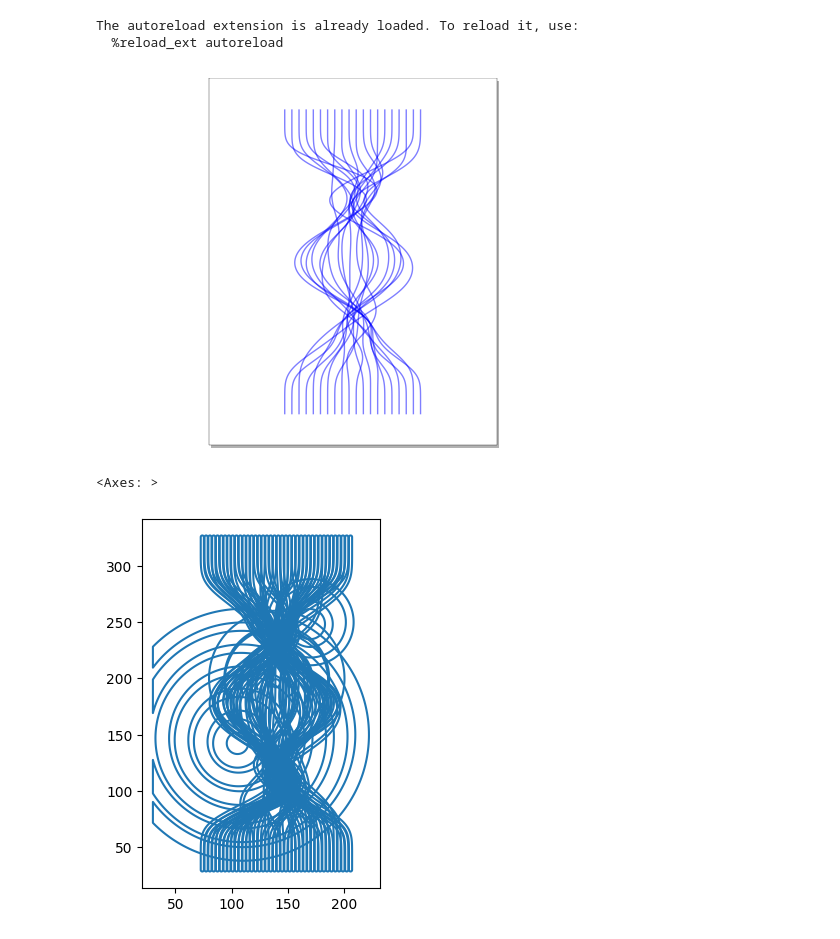
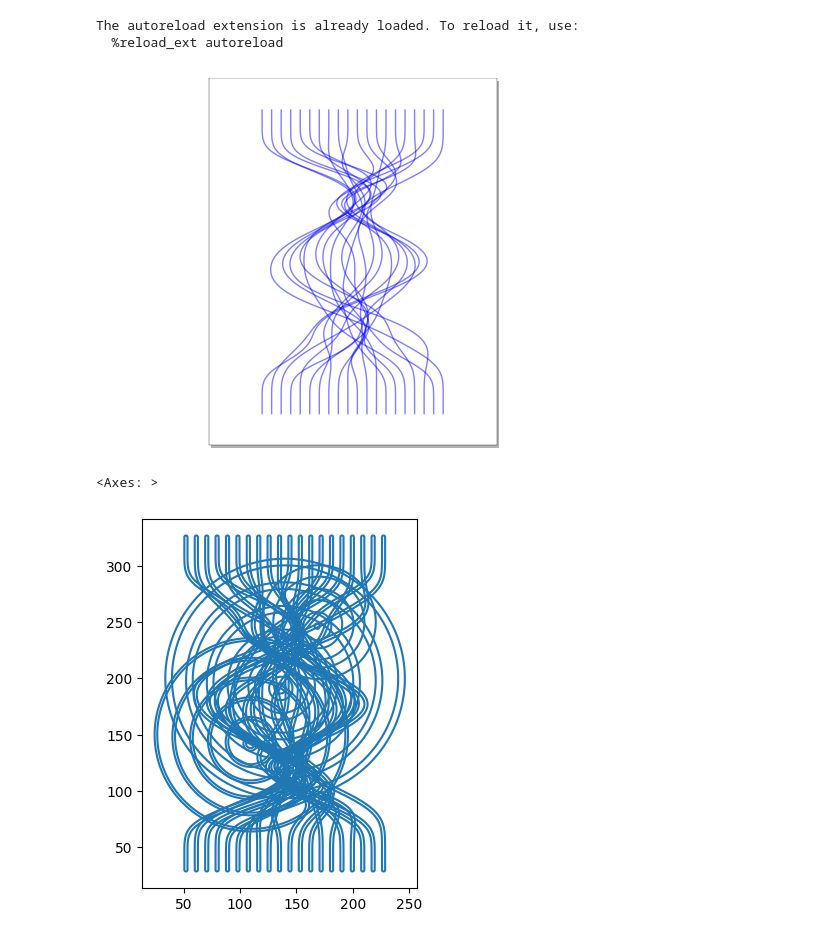
Before and after one commit to ANaka/brr, a Jupyter notebook: projects/dashing/dashing/20230404_composition_fill.ipynb, the cells around one changed output. Saved outputs shown, nothing was run; the diff lists cells and outputs as text; code cells hidden in the pictures.

```diff
--- a/projects/dashing/dashing/20230404_composition_fill.ipynb
+++ b/projects/dashing/dashing/20230404_composition_fill.ipynb
@@ -42,14 +44,13 @@ paper = Paper(paper_size)
 
 drawbox = paper.get_drawbox(border)
 # %%
-
 n_lines = 20
 xmin, ymin, xmax, ymax = drawbox.bounds
 width = xmax - xmin
 
 
-des_xmin = xmin + width * 0.2
-des_xmax = xmax - width * 0.2
+des_xmin = xmin + width * 0.1
+des_xmax = xmax - width * 0.1
 des_xrange = (des_xmin, des_xmax)
 
 
@@ -144,7 +145,7 @@ sk.penWidth('0.05mm')
 sk.geometry(mls)
 sk.display()
 # %% [output]
-[figure, old version]
+[figure, new version]
 # %%
 buffed = [l.buffer(1.4, cap_style='round') for l in mls.geoms]
 # %%
@@ -153,28 +154,28 @@ gdf = gpd.GeoDataFrame({'geometry': buffed})
 n_centers = 3
 center_ys = np.linspace(150, 250, n_centers)
 center_xs = np.linspace(110, 170, n_centers)
-radii = np.random.uniform(25, 110, n_centers)
+radii = np.random.uniform(25, 180, n_centers)
 thickness = np.random.uniform(1, 7, n_centers)
 
 circles = [Point(x, y).buffer(r, resolution=64) for x, y, r in zip(center_xs, center_ys, radii)]
-rings = [c.boundary.buffer(thickness).intersection(drawbox) for c, thickness in zip(circles, thickness)]
+rings = [c.boundary.buffer(thickness) for c, thickness in zip(circles, thickness)]
 # %%
 fills = []
 for geom in circles:
-    d_buffer = Prm(np.random.uniform(-20, -10))
+    d_buffer = Prm(np.random.uniform(-20, -14))
     d_translate = Prm(lambda : d_buffer() * 0.1)
     deg = Prm(np.random.uniform(45, 90))
     polys = buft_fill(
         geom=geom,
         d_translate=d_translate,
         d_buffer=d_buffer,
         deg=deg,
         n_iters=100)
     fills.append(polys.boundary)
-buffed_fills = [f.buffer(t).intersection(drawbox) for f, t in zip(fills, thickness)]
+buffed_fills = [f.buffer(t) for f, t in zip(fills, thickness)]
 combined = pd.concat([gdf, flatten_geoms(buffed_fills)]).explode(index_parts=False).reset_index(drop=True)
 combined.boundary.plot()
 # %% [output]
 <Axes: >
-[figure, old version]
+[figure, new version]
 # %%
```
Also changed, not shown: parts of 52 cells of this notebook.
